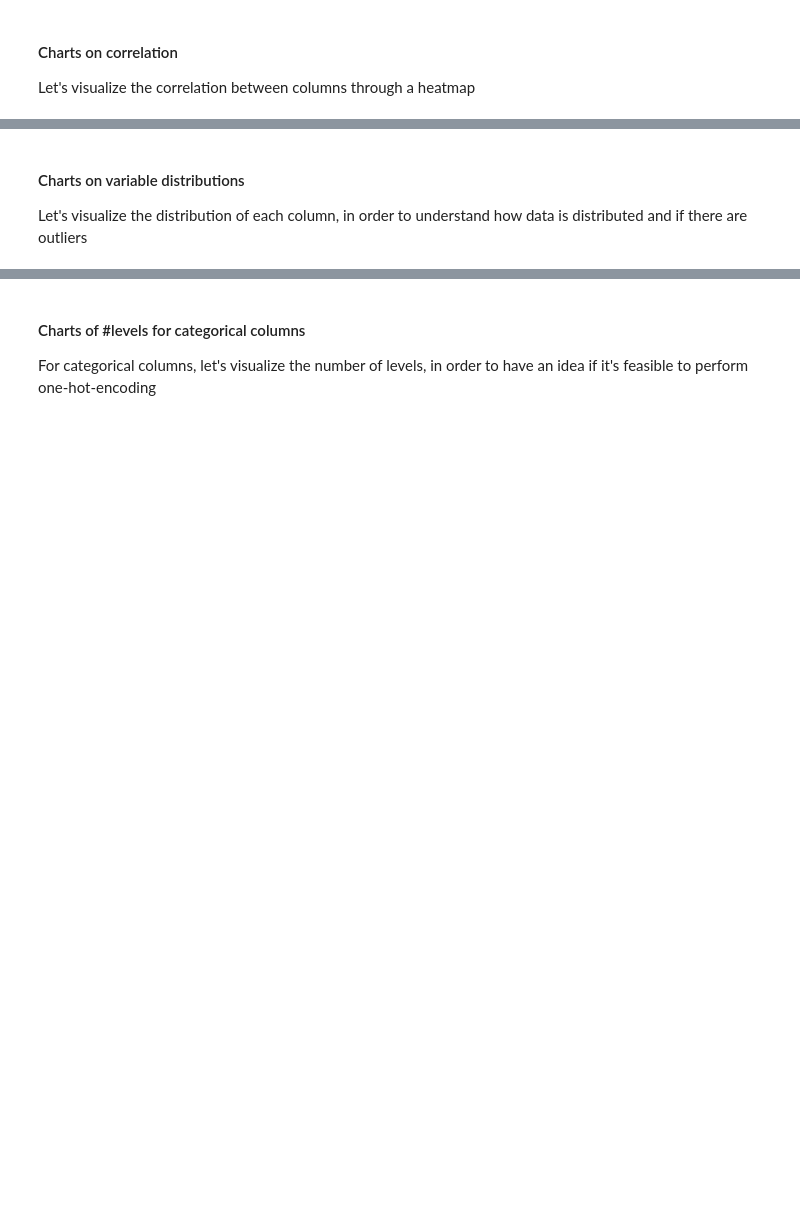
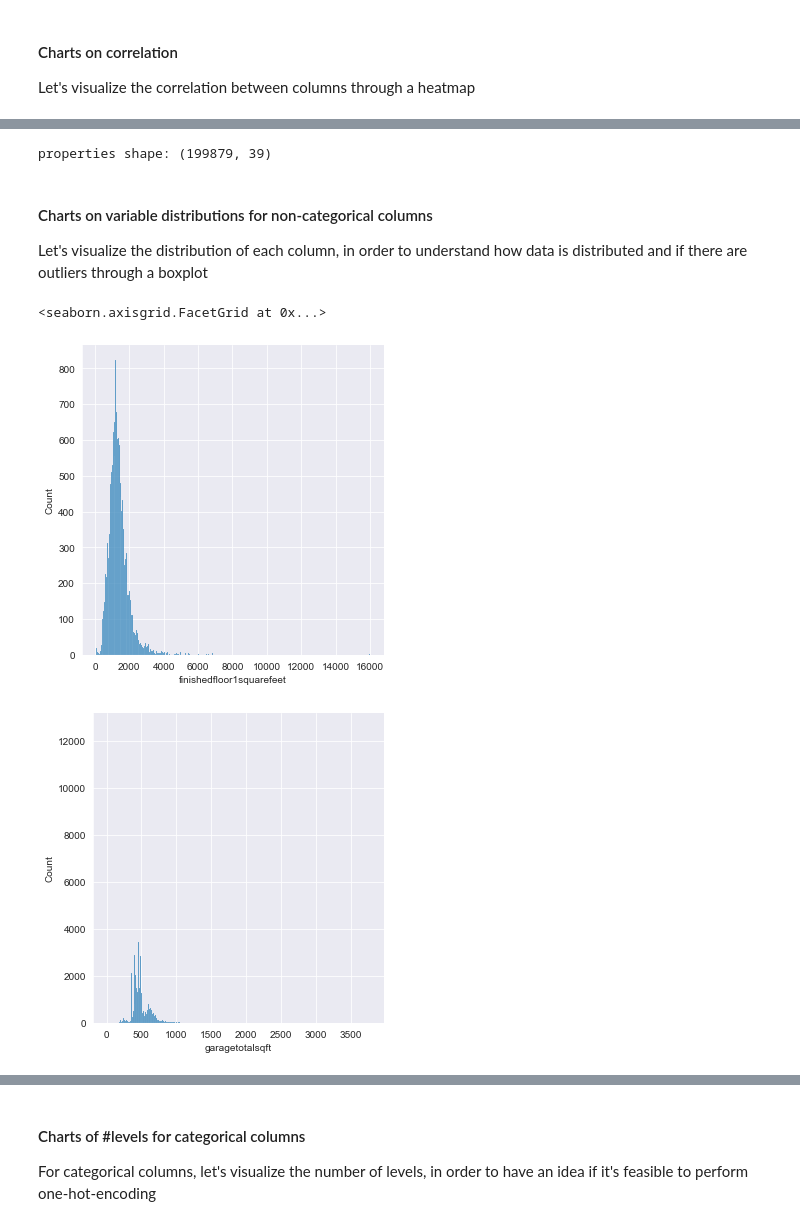
Before and after one commit to mabiondo/DWMProject, a Jupyter notebook: notebooks/DWMProject_ExplorativeDataAnalysis.ipynb, the cells around one changed output, grey strips where cells are left out. Cells and saved outputs as stored; diff of their text form; code cells hidden in the pictures; blank space fills up the shorter version.

```diff
--- a/notebooks/DWMProject_ExplorativeDataAnalysis.ipynb
+++ b/notebooks/DWMProject_ExplorativeDataAnalysis.ipynb
@@ -192,3 +299,36 @@ Let's visualize the correlation between columns through a heatmap
+# %%
+groups = [['calculatedbathnbr', 'bathroomcnt', 'fullbathcnt'],
+          ['finishedsquarefeet12', 'finishedsquarefeet13', 'finishedsquarefeet15', 'finishedsquarefeet50', 'calculatedfinishedsquarefeet'],
+          ['rawcensustractandblock', 'fips', 'censustractandblock'],
+          ['landtaxvaluedollarcnt', 'taxvaluedollarcnt', 'taxamount']]
+
+for g in groups:
+    min_nan = properties.shape[0]
+    to_keep = ""
+    # print(f"GROUP {g}")
+    for el in g:
+        # print(f"{el}: {properties[el].isna().sum()} nan")
+        if properties[el].isna().sum() < min_nan:
+            min_nan = properties[el].isna().sum()
+            to_keep = el
+    g.remove(to_keep)
+    # print(f"REMOVE: {g}\n")
+
+    properties.drop(columns=g, inplace=True)
+
+print(f"properties shape: {properties.shape}")
+# %% [output]
+properties shape: (199879, 39)
 # %% [markdown]
-#### Charts on variable distributions
-Let's visualize the distribution of each column, in order to understand how data is distributed and if there are outliers
+#### Charts on variable distributions for non-categorical columns
+Let's visualize the distribution of each column, in order to understand how data is distributed and if there are outliers through a boxplot
+# %%
+from matplotlib import pyplot as plt
+import seaborn as sb
+
+sb.displot(properties["finishedfloor1squarefeet"])
+sb.displot(properties["garagetotalsqft"])
+# %% [output]
+<seaborn.axisgrid.FacetGrid at 0x...>
+[figure, added]
+[figure, added]
```
Also changed, not shown: parts of 23 cells of this notebook.
